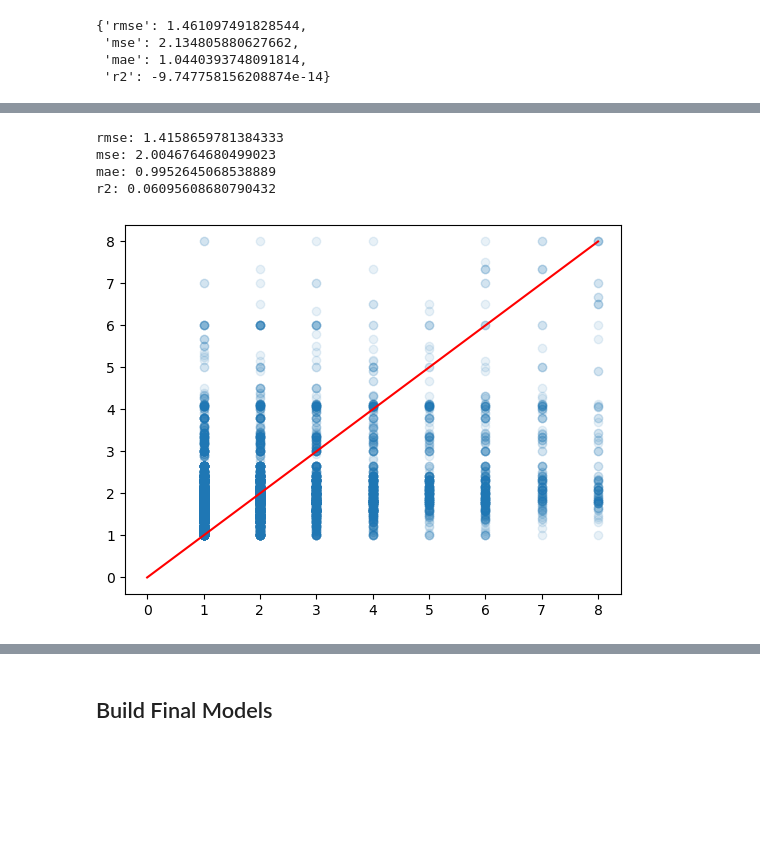
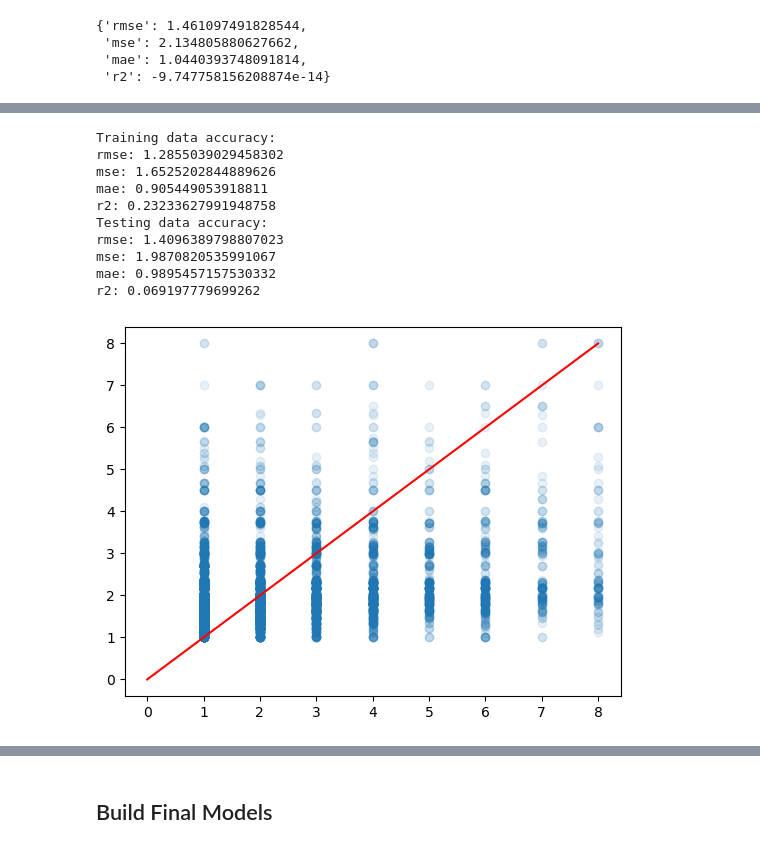
Before and after one commit to lee0210/infosys722-iteration4, a Jupyter notebook: notebook.ipynb, the cells around one changed output, grey strips where cells are left out. Saved outputs shown, nothing was run; the diff lists cells and outputs as text; code cells hidden in the pictures; blank space fills up the shorter version.

```diff
--- a/notebook.ipynb
+++ b/notebook.ipynb
@@ -670,8 +662,10 @@ plt.boxplot(selected_sales.toPandas()['SalesQuantity'])
 #### Integrate Purchase Detail with Products and Integrate Sales with Products
 # %%
 # Integrate product information to sales records and contruct ProfitRate fields
-integrated_sales = selected_sales.join(selected_products.drop('Size', 'Volume', 'Classification', 'VendorNumber'), on='Brand', how='left')
-integrated_sales = integrated_sales.withColumn('ProfitRate', (integrated_sales['SalesPrice'] - integrated_sales['PurchasePrice']) / integrated_sales['PurchasePrice'])
+integrated_sales = selected_sales.join(
+    selected_products.drop('Size', 'Volume', 'Classification', 'VendorNumber'), on='Brand', how='left')
+integrated_sales = integrated_sales.withColumn('ProfitRate',
+    (integrated_sales['SalesPrice'] - integrated_sales['PurchasePrice']) / integrated_sales['PurchasePrice'])
 integrated_sales.printSchema()
 # %% [output]
 root
@@ -717,13 +712,13 @@ root
 #### Reformat DayOfWeek and Month to string
 # %%
 day_of_week_mapping = {
-    1: "Monday",
-    2: "Tuesday",
-    3: "Wednesday",
-    4: "Thursday",
-    5: "Friday",
-    6: "Saturday",
-    7: "Sunday"
+    1: "Sunday",
+    2: "Monday",
+    3: "Tuesday",
+    4: "Wednesday",
+    5: "Thursday",
+    6: "Friday",
+    7: "Saturday"
 }
 
 month_mapping = {
@@ -916,7 +910,9 @@ import tensorflow as tf
 from tensorflow import keras
 # %%
 def evaluate_regression_model(result, labelCol, predictionCol='prediction', metrics = ['rmse', 'mse', 'mae', 'r2']):
-    results = [(metric, RegressionEvaluator(labelCol=labelCol, metricName=metric, predictionCol=predictionCol).evaluate(result)) for metric in metrics]
+    results = [(metric,
+                RegressionEvaluator(labelCol=labelCol, metricName=metric, predictionCol=predictionCol).evaluate(result))
+               for metric in metrics]
     for metric, result in results:
         print(f'{metric}: {result}')
     return dict(results)
@@ -1064,30 +1104,41 @@ r2: 0.04405644583142343
 # %%
 # Decision Tree
 transformation_pipeline = Pipeline(stages=get_string_indexers(integrated_sales) + [
     VectorAssembler(inputCols=[
         'SalesPrice', 'Volume', 'DayOfMonth', 'PurchasePrice', 'ProfitRate',
         'Size_index', 'Classification_index', 'VendorNumber_index', 'DayOfWeek_index', 'Month_index'],
                     outputCol='features')
 ])
 
 dtr = DecisionTreeRegressor(maxDepth=10, labelCol='SalesQuantity', featuresCol='features', maxBins=256)
 
 transformer = transformation_pipeline.fit(integrated_sales)
 model = dtr.fit(transformer.transform(train))
+
+print('Training data accuracy:')
+result = model.transform(transformer.transform(train))
+evaluate_regression_model(result, 'SalesQuantity')
+
+print('Testing data accuracy:')
 result = model.transform(transformer.transform(test))
-
 evaluate_regression_model(result, 'SalesQuantity')
 
 dsp_df = result.toPandas()
 plt.scatter(dsp_df['SalesQuantity'], dsp_df['prediction'], alpha=0.1)
 plt.plot(range(0,9), c='r')
 plt.show()
 # %% [output]
-rmse: 1.4158659781384333
-mse: 2.0046764680499023
-mae: 0.9952645068538889
-r2: 0.06095608680790432
+Training data accuracy:
+rmse: 1.2855039029458302
+mse: 1.6525202844889626
+mae: 0.905449053918811
+r2: 0.23233627991948758
+Testing data accuracy:
+rmse: 1.4096389798807023
+mse: 1.9870820535991067
+mae: 0.9895457157530332
+r2: 0.069197779699262
-[figure, old version]
+[figure, new version]
 # %%
 # Random Forest
 transformation_pipeline = Pipeline(stages=get_string_indexers(integrated_sales) + [
```
Also changed, not shown: parts of 24 cells of this notebook.
